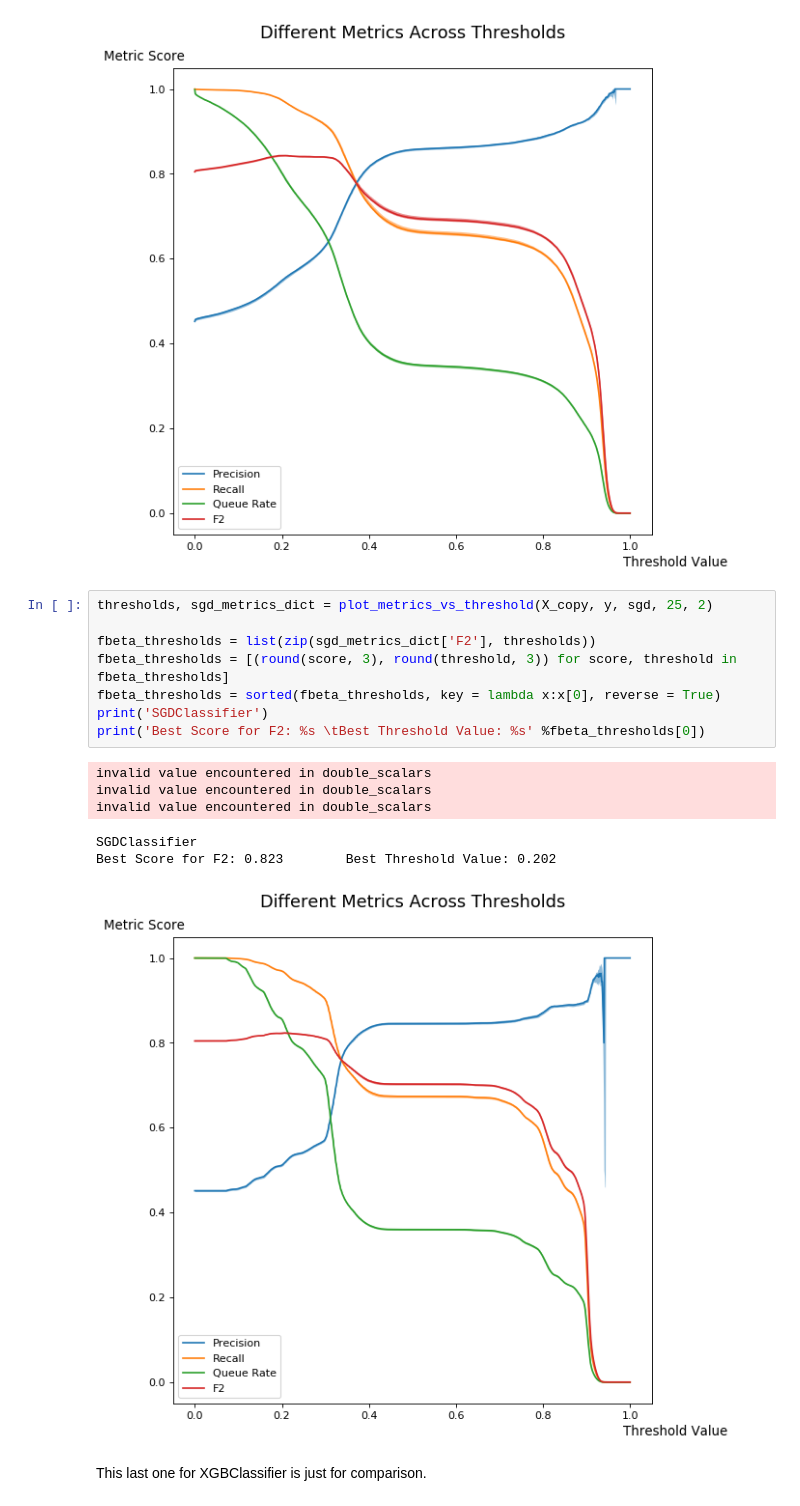
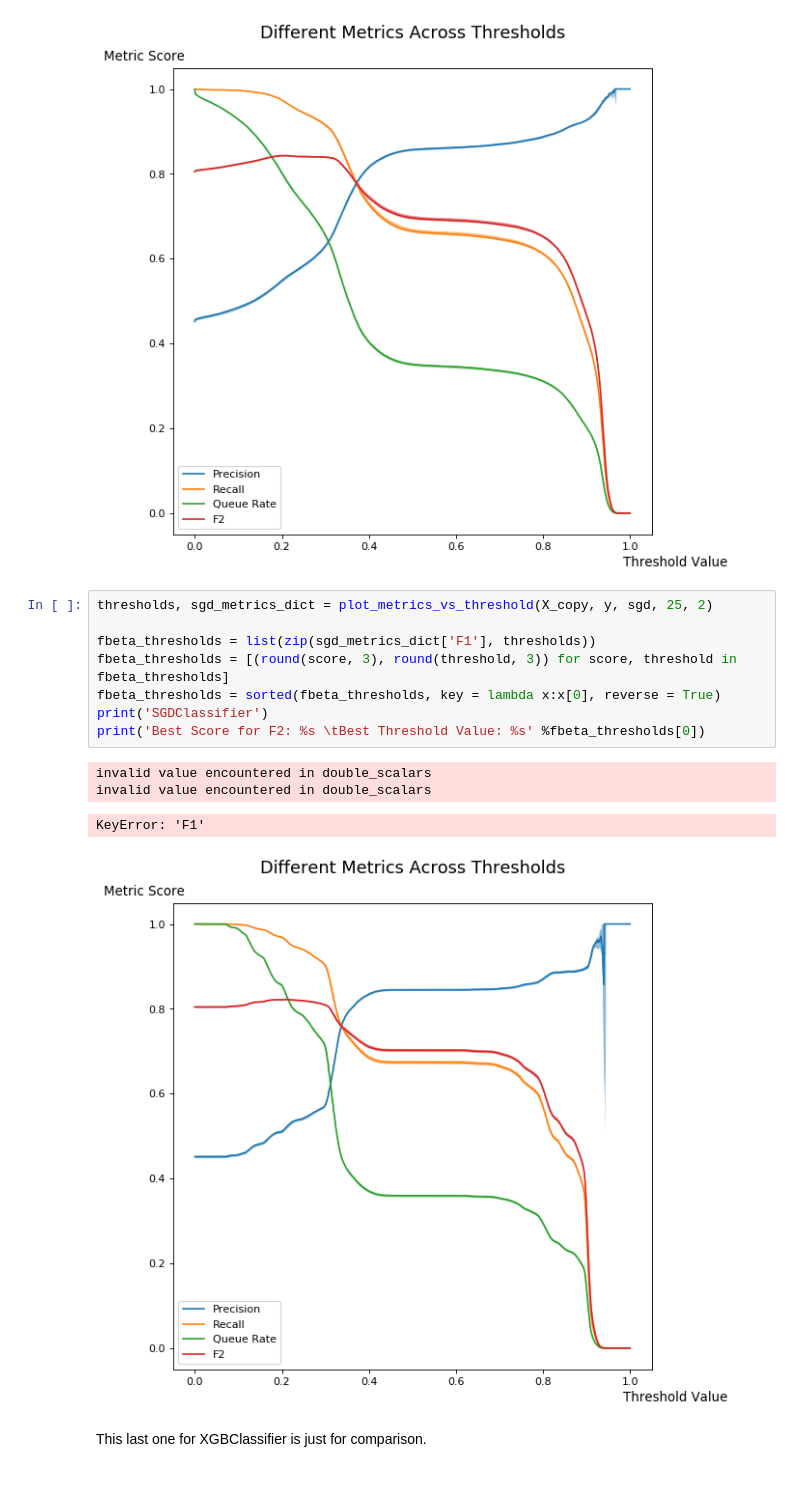
Before and after one commit to kevinchiv/Predicting-Kickstarter-Success, a Jupyter notebook: 02 - Classification Modeling.ipynb, the cells around one changed output. Drawn from its saved outputs; the diff is of its cells as text.

```diff
--- a/02 - Classification Modeling.ipynb
+++ b/02 - Classification Modeling.ipynb
@@ -1245,18 +1245,16 @@ Best Score for F2: 0.843        Best Threshold Value: 0.193
 # %%
 thresholds, sgd_metrics_dict = plot_metrics_vs_threshold(X_copy, y, sgd, 25, 2)
 
-fbeta_thresholds = list(zip(sgd_metrics_dict['F2'], thresholds))
+fbeta_thresholds = list(zip(sgd_metrics_dict['F1'], thresholds))
 fbeta_thresholds = [(round(score, 3), round(threshold, 3)) for score, threshold in fbeta_thresholds]
 fbeta_thresholds = sorted(fbeta_thresholds, key = lambda x:x[0], reverse = True)
 print('SGDClassifier')
 print('Best Score for F2: %s \tBest Threshold Value: %s' %fbeta_thresholds[0])
 # %% [output]
 invalid value encountered in double_scalars
 invalid value encountered in double_scalars
-invalid value encountered in double_scalars
-SGDClassifier
-Best Score for F2: 0.823        Best Threshold Value: 0.202
+KeyError: 'F1'
-[figure, old version]
+[figure, new version]
 # %% [markdown]
 This last one for XGBClassifier is just for comparison.
 # %%
```
Also changed, not shown: 5 other files.
